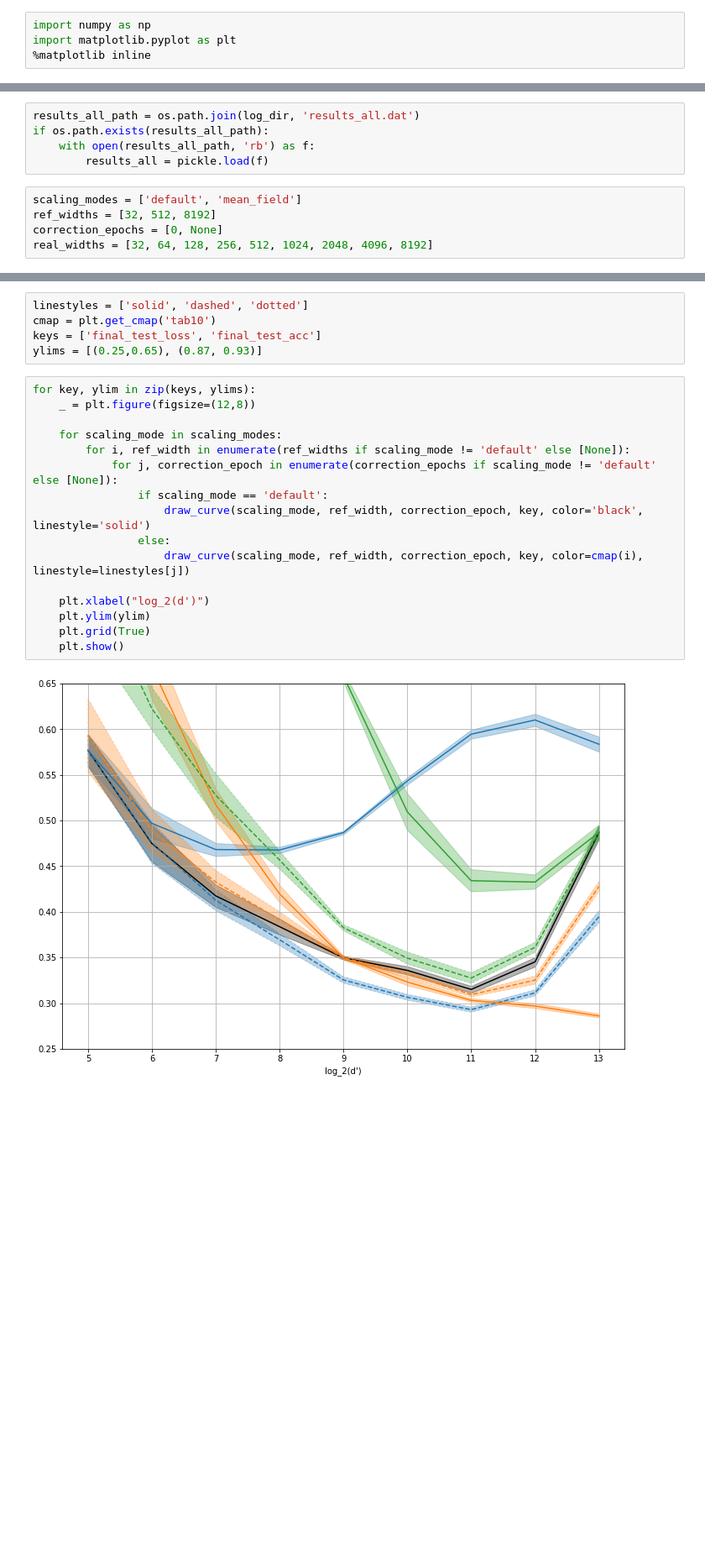
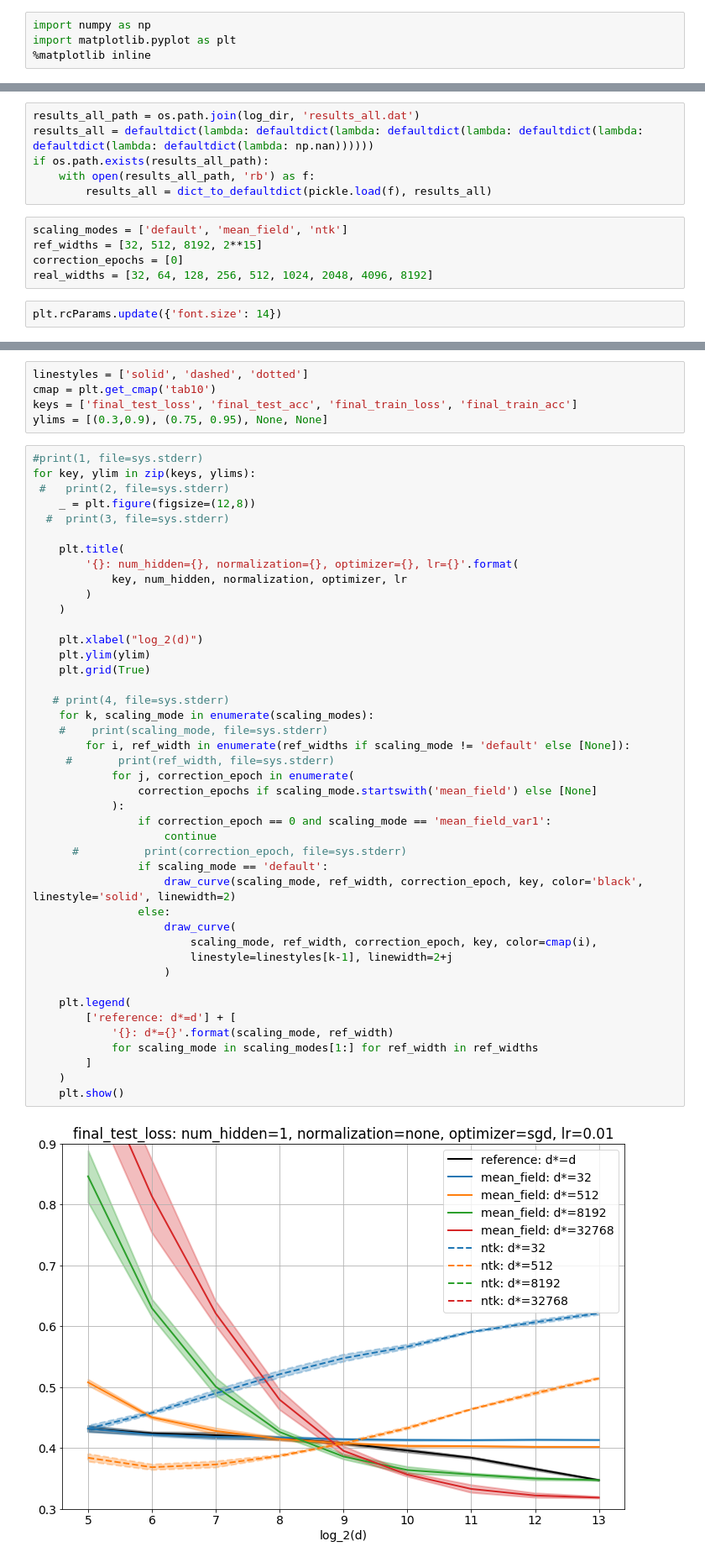
Before and after one commit to deeppavlov/infinite-width_nets, a Jupyter notebook: fcnet_mnist_plots.ipynb, the cells around one changed output, grey strips where cells are left out. Shown: that part at 84% size. Cells and saved outputs as stored; diff of their text form; blank space fills up the shorter version.

Commit message:
comparing mf and ntk for 1-hidden layer net

```diff
--- a/fcnet_mnist_plots.ipynb
+++ b/fcnet_mnist_plots.ipynb
@@ -23,13 +28,16 @@ log_dir
 # %%
 results_all_path = os.path.join(log_dir, 'results_all.dat')
+results_all = defaultdict(lambda: defaultdict(lambda: defaultdict(lambda: defaultdict(lambda: defaultdict(lambda: defaultdict(lambda: np.nan))))))
 if os.path.exists(results_all_path):
     with open(results_all_path, 'rb') as f:
-        results_all = pickle.load(f)
+        results_all = dict_to_defaultdict(pickle.load(f), results_all)
 # %%
-scaling_modes = ['default', 'mean_field']
-ref_widths = [32, 512, 8192]
-correction_epochs = [0, None]
+scaling_modes = ['default', 'mean_field', 'ntk']
+ref_widths = [32, 512, 8192, 2**15]
+correction_epochs = [0]
 real_widths = [32, 64, 128, 256, 512, 1024, 2048, 4096, 8192]
+# %%
+plt.rcParams.update({'font.size': 14})
 # %%
 def draw_curve(scaling_mode, ref_width, correction_epoch, key, **kwargs):
     data = [[results_all[scaling_mode][ref_width][correction_epoch][real_width][seed][key] for real_width in real_widths] for seed in range(num_seeds)]
@@ -45,23 +53,50 @@ def draw_curve(scaling_mode, ref_width, correction_epoch, key, **kwargs):
 # %%
 linestyles = ['solid', 'dashed', 'dotted']
 cmap = plt.get_cmap('tab10')
-keys = ['final_test_loss', 'final_test_acc']
-ylims = [(0.25,0.65), (0.87, 0.93)]
+keys = ['final_test_loss', 'final_test_acc', 'final_train_loss', 'final_train_acc']
+ylims = [(0.3,0.9), (0.75, 0.95), None, None]
 # %%
+#print(1, file=sys.stderr)
 for key, ylim in zip(keys, ylims):
+ #   print(2, file=sys.stderr)
     _ = plt.figure(figsize=(12,8))
+  #  print(3, file=sys.stderr)
 
-    for scaling_mode in scaling_modes:
-        for i, ref_width in enumerate(ref_widths if scaling_mode != 'default' else [None]):
-            for j, correction_epoch in enumerate(correction_epochs if scaling_mode != 'default' else [None]):
-                if scaling_mode == 'default':
-                    draw_curve(scaling_mode, ref_width, correction_epoch, key, color='black', linestyle='solid')
-                else:
-                    draw_curve(scaling_mode, ref_width, correction_epoch, key, color=cmap(i), linestyle=linestyles[j])
+    plt.title(
+        '{}: num_hidden={}, normalization={}, optimizer={}, lr={}'.format(
+            key, num_hidden, normalization, optimizer, lr
+        )
+    )
 
-    plt.xlabel("log_2(d')")
+    plt.xlabel("log_2(d)")
     plt.ylim(ylim)
     plt.grid(True)
+
+   # print(4, file=sys.stderr)
+    for k, scaling_mode in enumerate(scaling_modes):
+    #    print(scaling_mode, file=sys.stderr)
+        for i, ref_width in enumerate(ref_widths if scaling_mode != 'default' else [None]):
+     #       print(ref_width, file=sys.stderr)
+            for j, correction_epoch in enumerate(
+                correction_epochs if scaling_mode.startswith('mean_field') else [None]
+            ):
+                if correction_epoch == 0 and scaling_mode == 'mean_field_var1':
+                    continue
+      #          print(correction_epoch, file=sys.stderr)
+                if scaling_mode == 'default':
+                    draw_curve(scaling_mode, ref_width, correction_epoch, key, color='black', linestyle='solid', linewidth=2)
+                else:
+                    draw_curve(
+                        scaling_mode, ref_width, correction_epoch, key, color=cmap(i),
+                        linestyle=linestyles[k-1], linewidth=2+j
+                    )
+
+    plt.legend(
+        ['reference: d*=d'] + [
+            '{}: d*={}'.format(scaling_mode, ref_width)
+            for scaling_mode in scaling_modes[1:] for ref_width in ref_widths
+        ]
+    )
     plt.show()
 # %% [output]
-[figure, old version]
+[figure, new version]
```
Also changed, not shown: parts of 5 cells of this notebook, 2 other files.
